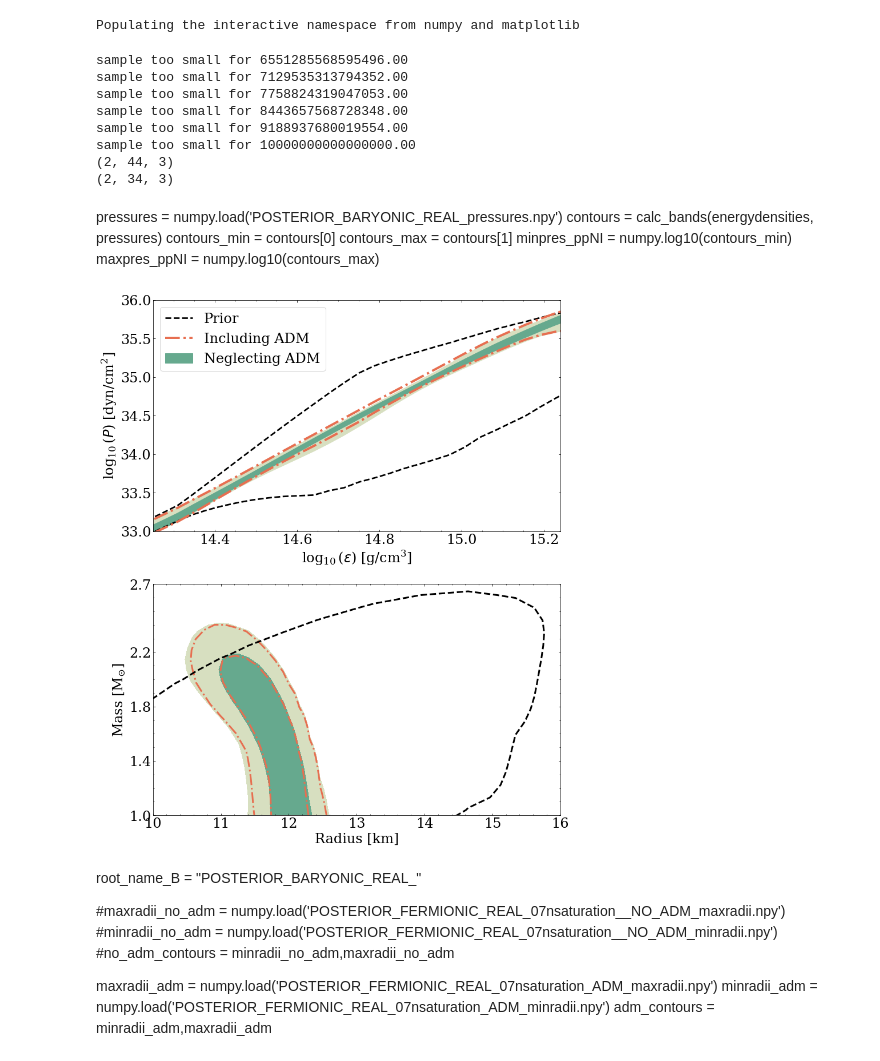
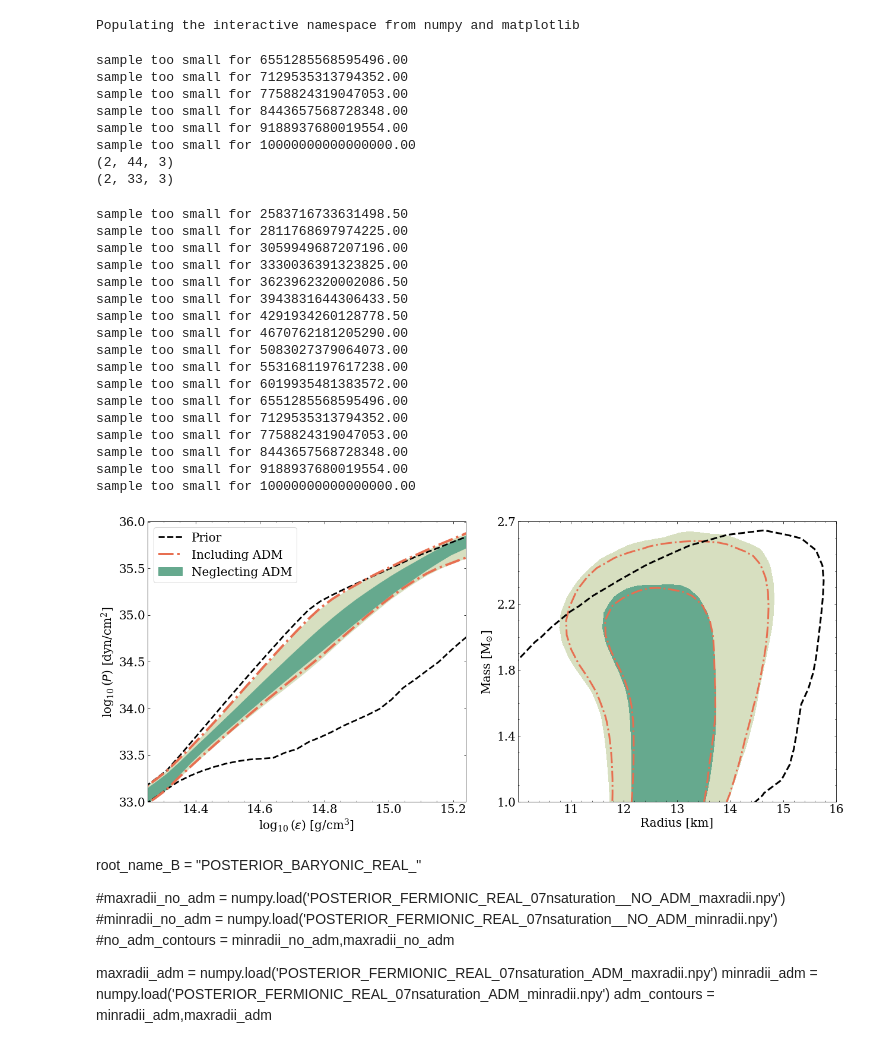
Before and after one commit to nr1118/2410.00140-repro, a Jupyter notebook: plot_routines/MR Posterior Analysis.ipynb, the cells around one changed output. Cells and saved outputs as stored; diff of their text form; code cells hidden in the pictures.

Commit message:
Plotting scripts

```diff
--- a/plot_routines/MR Posterior Analysis.ipynb
+++ b/plot_routines/MR Posterior Analysis.ipynb
@@ -62,8 +42,8 @@ energydensities = numpy.logspace(14.2, 16, 50)
 pressures_prior = numpy.load('FERMIONIC_REAL_DATA_PRIOR_Pressure_array.npy')
 prior_contours = calc_bands(energydensities, pressures_prior)
 print(numpy.shape(prior_contours))
-maxpres_adm_NI = numpy.load('FUTUREX_NO_ADM_VARYING_BARYONICmaxpres.npy')
-minpres_adm_NI = numpy.load('FUTUREX_NO_ADM_VARYING_BARYONICminpres.npy')
+maxpres_adm_NI = numpy.load('NICER_REAL_ADM_VARYING_BARYONIC_3k_maxpres.npy')
+minpres_adm_NI = numpy.load('NICER_REAL_ADM_VARYING_BARYONIC_3k_minpres.npy')
 adm_contours_NI = minpres_adm_NI,maxpres_adm_NI
 
 print(numpy.shape(adm_contours_NI))
@@ -75,18 +55,31 @@ sample too small for 8443657568728348.00
 sample too small for 9188937680019554.00
 sample too small for 10000000000000000.00
 (2, 44, 3)
-(2, 34, 3)
+(2, 33, 3)
-# %% [markdown]
-pressures = numpy.load('POSTERIOR_BARYONIC_REAL_pressures.npy')
-contours = calc_bands(energydensities, pressures)
-contours_min = contours[0]
-contours_max = contours[1]
-minpres_ppNI = numpy.log10(contours_min)
-maxpres_ppNI = numpy.log10(contours_max)
-# %%
-contours_min = numpy.load('FUTUREX_ADM_BARYONIC_ONLY_minpres.npy')
-contours_max = numpy.load('FUTUREX_ADM_BARYONIC_ONLY_maxpres.npy')
-minpres_ppNI = numpy.log10(contours_min)
-maxpres_ppNI = numpy.log10(contours_max)
+# %%
+pressures = numpy.load('POSTERIOR_BARYONIC_REAL_pressures.npy')
+contours = calc_bands(energydensities, pressures)
+contours_min = contours[0]
+contours_max = contours[1]
+minpres_ppNI = numpy.log10(contours_min)
+maxpres_ppNI = numpy.log10(contours_max)
+# %% [output]
+sample too small for 2583716733631498.50
+sample too small for 2811768697974225.00
+sample too small for 3059949687207196.00
+sample too small for 3330036391323825.00
+sample too small for 3623962320002086.50
+sample too small for 3943831644306433.50
+sample too small for 4291934260128778.50
+sample too small for 4670762181205290.00
+sample too small for 5083027379064073.00
+sample too small for 5531681197617238.00
+sample too small for 6019935481383572.00
+sample too small for 6551285568595496.00
+sample too small for 7129535313794352.00
+sample too small for 7758824319047053.00
+sample too small for 8443657568728348.00
+sample too small for 9188937680019554.00
+sample too small for 10000000000000000.00
 # %%
 def mass_radius_posterior_plot(root_name_ADM,root_name_Baryonic,root_prior = None,ax = None):
@@ -144,12 +137,12 @@ def mass_radius_posterior_plot(root_name_ADM,root_name_Baryonic,root_prior = Non
 
     #figure.savefig('MRpost_real_data.png',bbox_inches='tight')
 # %%
-root_name_ADM = 'FUTUREX_NO_ADM_VARYING_BARYONIC'
-root_name_B = 'FUTUREX_NO_ADM_BARYONIC_ONLY_'
+root_name_ADM = 'NICER_REAL_ADM_VARYING_BARYONIC_3k_'
+root_name_B = 'POSTERIOR_BARYONIC_REAL_'
 root_prior = 'FERMIONIC_REAL_DATA_PRIOR_'
 # %%
-fig, ax = pyplot.subplots(nrows=2, ncols=1,figsize=(12,14))
-my_fontsize=24
+fig, ax = pyplot.subplots(nrows=1, ncols=2,figsize=(18,8))
+my_fontsize=20
 my_font = 'serif'
 matplotlib.rc('font',family = my_font)
 matplotlib.rcParams.update({'font.size': 20})
@@ -183,40 +176,40 @@ ax[0].plot(maxpres_adm[:,0], maxpres_adm[:,2], c='#E76F51', linestyle='-.', lw=4
 ax[0].fill_between(minpres_ppNI[:,0], minpres_ppNI[:,2], maxpres_ppNI[:,2],
                        color=sns.cubehelix_palette(8, start=.5, rot=-.75, dark=.2, light=.85)[0], alpha=1)
 ax[0].fill_between(minpres_ppNI[:,0], minpres_ppNI[:,1], maxpres_ppNI[:,1],
                        color=sns.cubehelix_palette(8, start=.5, rot=-.75, dark=.2, light=.85)[3],
                       alpha=1,label = 'Neglecting ADM')
 
 
 ax[0].set_ylabel(r'$\log_{10}(P)$ [dyn/cm$^2$]', size=my_fontsize,font = my_font)
 
 
 
-ax[0].legend(loc = 'upper left',fontsize = 24)
+ax[0].legend(loc = 'upper left',fontsize = 20)
 ax[0].set_xlim(14.25, 15.24)
 ax[0].set_xlabel(r'$\log_{10}(\varepsilon)$ [g/cm$^3$]', fontsize=my_fontsize,font = my_font)
 ax[0].set_xticks(numpy.arange(14.25, 15.24,.05),minor =True)
 ax[0].set_ylim(33,36)
 ax[0].set_yticks([33,33.5,34,34.5,35,35.5,36],minor =True)
 ax[0].tick_params(top=1,right=1, which='both', direction='in', labelsize=my_fontsize)
 
 ax[1].set_xlim(10, 16)
-ax[1].set_xticks([10,11,12,13,14,15,16])
+ax[1].set_xticks([11,12,13,14,15,16])
 ax[1].set_ylim(1., 2.7)
 ax[1].set_yticks([1.,1.4,1.8,2.2,2.7])
 
     #ax.set_title('Mass-Radius Posteriors',font = 'serif',fontsize = 24)
 ax[1].minorticks_on()
-ax[1].tick_params(top=1,right=1, which='both', direction='in', labelsize=my_fontsize)
-ax[1].set_xlabel(r'Radius [km]', fontsize=my_fontsize)
-ax[1].set_ylabel(r'Mass [M$_{\odot}$]', fontsize=my_fontsize)
+ax[1].tick_params(top=1,right=1, which='both', direction='in', labelsize=20)
+ax[1].set_xlabel(r'Radius [km]', fontsize=20)
+ax[1].set_ylabel(r'Mass [M$_{\odot}$]', fontsize=20)
 
 
 
 pyplot.tight_layout()
 pyplot.show()
-fig.savefig('FutureX_NO_ADM_core_posteriors.png',bbox_inches='tight')
+fig.savefig('Real_data_posterior.png',bbox_inches='tight')
 # %% [output]
-[figure, old version]
+[figure, new version]
 # %% [markdown]
 root_name_B = "POSTERIOR_BARYONIC_REAL_"
 
```
Also changed, not shown: parts of 3 cells of this notebook, 33 other files.
